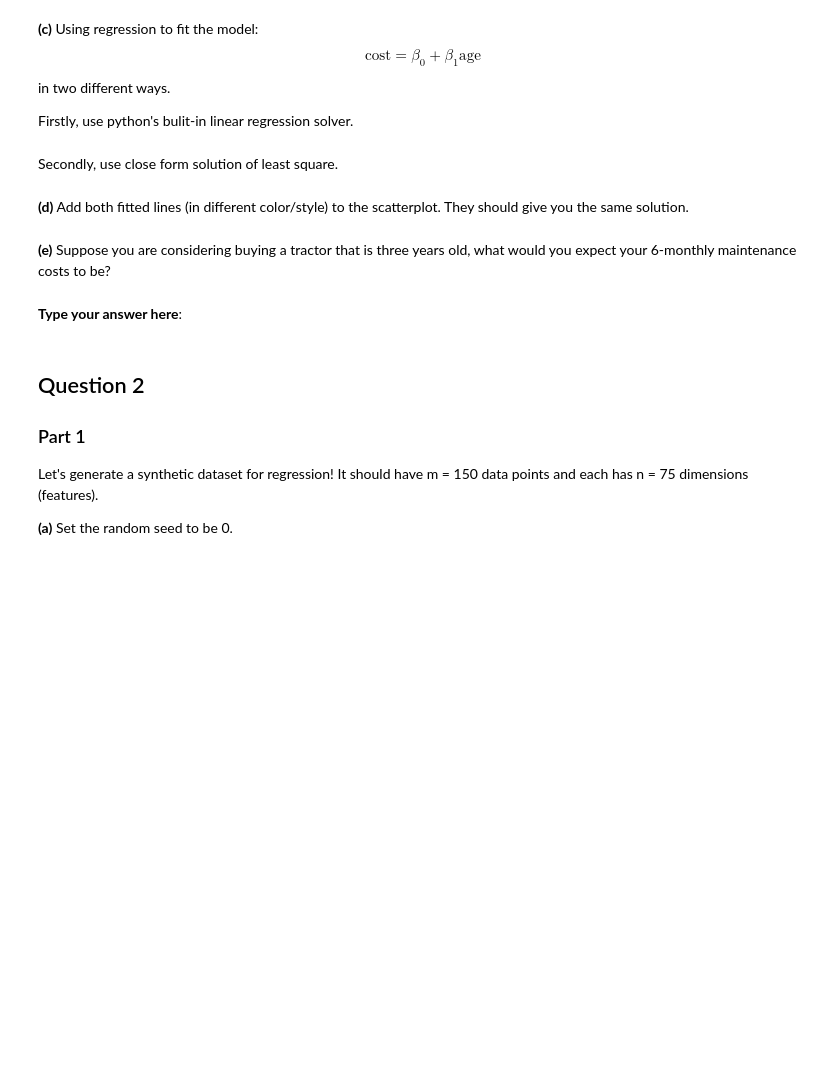
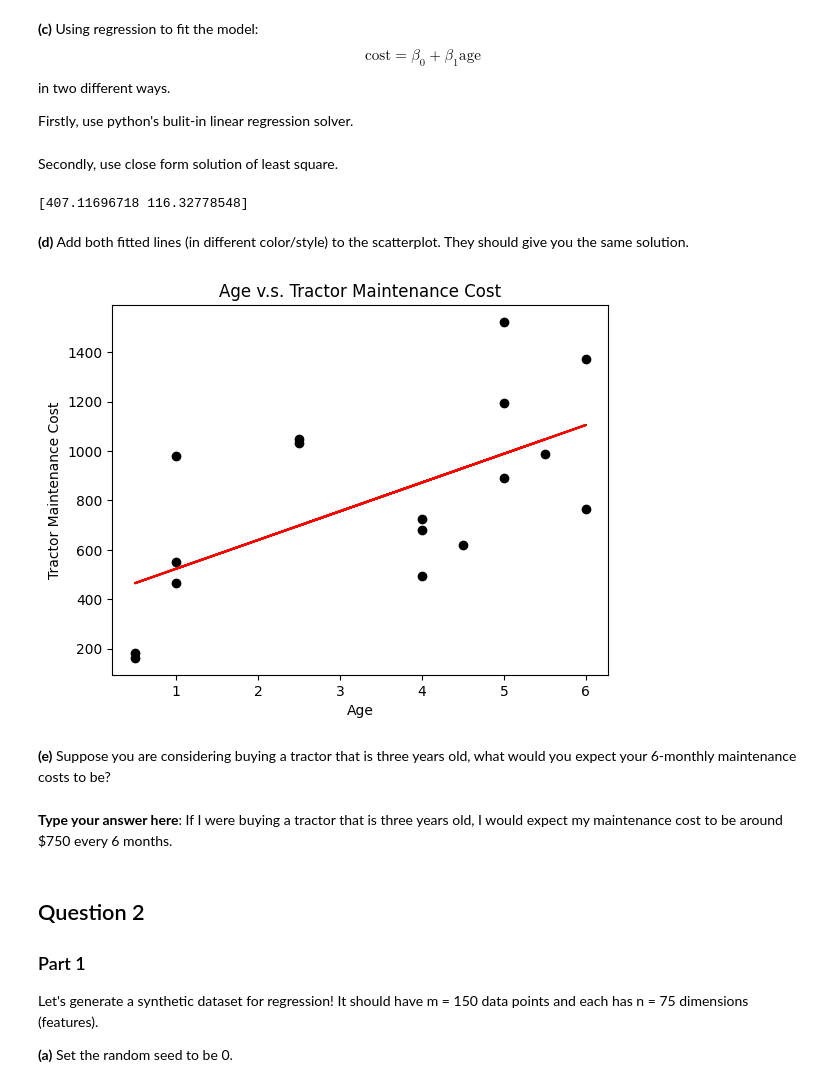
Before and after one commit to must108/sta4724, a Jupyter notebook: homework/hw2/Homework 2.ipynb, the cells around one changed output. Drawn from its saved outputs; the diff is of its cells as text; code cells hidden in the pictures; blank space fills up the shorter version.

```diff
--- a/homework/hw2/Homework 2.ipynb
+++ b/homework/hw2/Homework 2.ipynb
@@ -21,14 +43,53 @@ $$\text{cost}=\beta_0+\beta_1 \text{age}$$
 in two different ways.
 
 Firstly, use python's bulit-in linear regression solver.
+# %%
+from scipy import stats
+X, y = dft['age'], dft['cost']
+
+beta_1, beta_0, r, p, std_err = stats.linregress(X, y)
+
+def calculate(x):
+    return beta_0 + beta_1 * x
+
+tractor_model = calculate(X)
 # %% [markdown]
 Secondly, use close form solution of least square.
+# %%
+import numpy as np
+from scipy import linalg
+
+X_matrix = np.vstack([np.ones(len(X)), X]).T
+
+closed_x = linalg.inv(np.dot(X_matrix.T, X_matrix))
+closed_y = np.dot(X_matrix.T, y)
+
+beta = np.dot(closed_x, closed_y)
+
+beta_0, beta_1 = beta
+print(beta)
+
+plot_y = beta_0 + beta_1 * X
+# %% [output]
+[407.11696718 116.32778548]
 # %% [markdown]
 **(d)** Add both fitted lines (in different color/style) to the scatterplot. They should give you the same solution.
+# %%
+plt.scatter(dft['age'], dft['cost'], label="Data", color="Black")
+
+plt.plot(X, tractor_model, label="Linear Regression", color="Green")
+plt.plot(X, plot_y, label="Ordinary Least Squares", color="Red")
+
+plt.title("Age v.s. Tractor Maintenance Cost")
+plt.xlabel("Age")
+plt.ylabel("Tractor Maintenance Cost")
+plt.show()
+# %% [output]
+[figure, added]
 # %% [markdown]
 **(e)** Suppose you are considering buying a tractor  that is three years old, what would you expect your 6-monthly maintenance costs to be?
 # %% [markdown]
-**Type your answer here**:
+**Type your answer here**: If I were buying a tractor that is three years old, I would expect my maintenance cost to be around $750 every 6 months.
 # %% [markdown]
 ## Question 2
 ### Part 1
```
Also changed, not shown: parts of 15 cells of this notebook, 4 other files.
